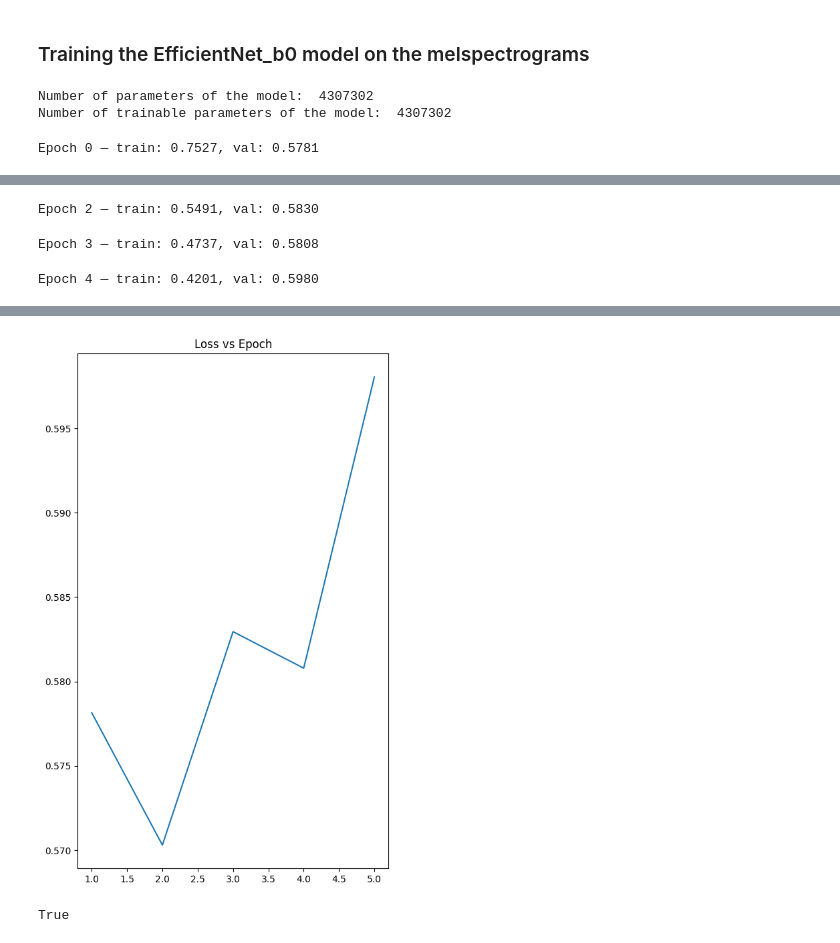
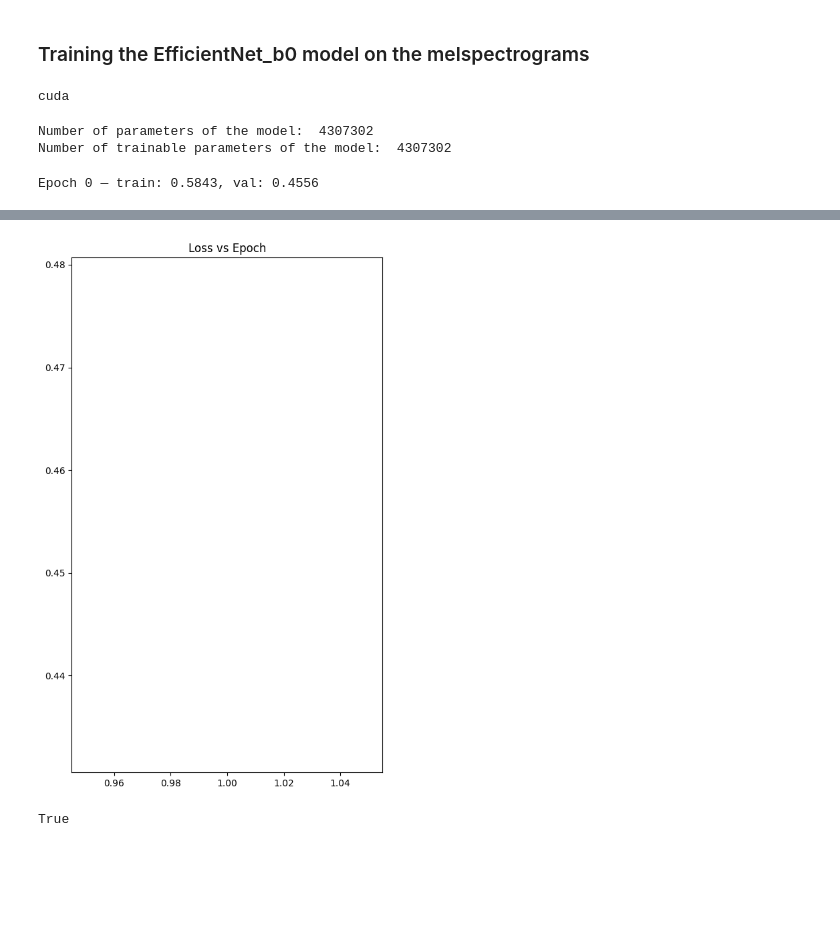
Before and after one commit to GitTurtleDone/BirdCLEF2026, a Jupyter notebook: src/train_pipeline.ipynb, the cells around one changed output, grey strips where cells are left out. Drawn from its saved outputs; the diff is of its cells as text; code cells hidden in the pictures; blank space fills up the shorter version.

Commit message:
Trained on laptop, added EfficientNet_v2_s

```diff
--- a/src/train_pipeline.ipynb
+++ b/src/train_pipeline.ipynb
@@ -117,3 +128,7 @@ dataset = Subset(bird_dataset, range(1000))
+# %%
+print(device)
+# %% [output]
+cuda
 # %%
 def evaluate_model(model, criterion, test_loader) -> float:
     model.eval()
@@ -127,10 +146,11 @@ def evaluate_model(model, criterion, test_loader) -> float:
     print(f'Average Loss on the test datase: {eval_loss/len(test_loader)}')
     return eval_loss/len(test_loader)
 # %%
-def train_model(model, dataset, num_epochs):
+def train_model(model, dataset, num_epochs, model_name='efficientnet_v2_s'):
     LEARNING_RATE = 1e-4
     BATCH_SIZE = 32
-    MODEL_NAME = 'efficientnet_b0'
+    MODEL_NAME = model_name
+    # scaler = torch.amp.GradScaler(device)
     train_dataset, val_dataset, test_dataset = random_split(dataset, [0.8, 0.1, 0.1])
     train_loader = DataLoader(train_dataset, batch_size=32, shuffle=True, num_workers=4)
     val_loader = DataLoader(val_dataset, batch_size=32, shuffle=False, num_workers=4)
@@ -157,13 +177,22 @@ def train_model(model, dataset, num_epochs):
 
         for epoch in range(num_epochs):
             # training the model
+            # torch.cuda.empty_cache()
             model.train()
             train_loss = 0
             for mels, labels in tqdm(train_loader,desc=f'Epoch {epoch} [train]'):
                 mels, labels = mels.to(device), labels.to(device)
+
+                optimizer.zero_grad()
+                # with torch.amp.autocast(device):
+                #     preds = model(mels)
+                #     print(mels.dtype, preds.dtype)
+                #     loss = criterion(preds, labels)
+                # scaler.scale(loss).backward()
+                # scaler.step(optimizer)
+                # scaler.update()
                 preds = model(mels)
                 loss = criterion(preds, labels)
-                optimizer.zero_grad()
                 loss.backward()
                 optimizer.step()
                 train_loss += loss.item()
@@ -176,13 +205,16 @@ def train_model(model, dataset, num_epochs):
             with torch.no_grad():
                 for mels, labels in tqdm(val_loader, desc=f'Epoch {epoch} [val]'):
                     mels, labels = mels.to(device), labels.to(device)
+                    # with torch.amp.autocast(device):
+                    #     preds = model(mels)
+                    #     val_loss += criterion(preds, labels).item()
                     preds = model(mels)
                     val_loss += criterion(preds, labels).item()
             avg_val_loss = val_loss/len(val_loader)
             avg_val_losses.append(avg_val_loss)
             if avg_val_loss < best_avg_val_loss:
                 best_avg_val_loss = avg_val_loss
-                save_file_path = str(subfolder / f'{MODEL_NAME}_best_.pth')
+                save_file_path = str(subfolder / f'{MODEL_NAME}_best.pth')
                 torch.save(model.state_dict(), save_file_path)
             print(f'Epoch {epoch} — train: {avg_train_loss:.4f}, val: {avg_val_loss:.4f}')
             mlflow.log_metrics({
@@ -190,7 +222,7 @@ def train_model(model, dataset, num_epochs):
                 'val_loss': avg_val_loss
             }, step=epoch)
 
-        save_file_path = str(subfolder / f'{MODEL_NAME}_last_.pth')
+        save_file_path = str(subfolder / f'{MODEL_NAME}_last.pth')
         torch.save(model.state_dict(), save_file_path)
         loss_per_epoch = [[i+1, avg_train_losses[i], avg_val_losses[i]] for i in range(num_epochs)]
         csv_save_file_path = str(subfolder / f'{MODEL_NAME}_best_.csv')
@@ -206,9 +242,10 @@ def train_model(model, dataset, num_epochs):
 # %%
-trained_model_path = '../models/20260415_041776249939/efficientnet_b0_best_.pth'
+trained_model_path = '../models/20260418_041776508463/efficientnet_b0_best.pth'
+# trained_model = efficientnet_v2_s(weights = 'IMAGENET1K_V1')
 trained_model = efficientnet_b0(weights = None)
 trained_model.classifier[1] = nn.Linear(trained_model.classifier[1].in_features, NUM_CLASSES)
 trained_model.load_state_dict(torch.load(trained_model_path))
-device = 'cuda' if torch.cuda.is_available() else 'cpu'
+# device = 'cuda' if torch.cuda.is_available() else 'cpu'
 trained_model.to(device)
 print('Number of parameters of the model: ', sum(p.numel() for p in trained_model.parameters()))
 print('Number of trainable parameters of the model: ', sum(p.numel() for p in trained_model.parameters() if p.requires_grad))
@@ -221,6 +258,6 @@ Number of trainable parameters of the model:  4307302
 # model = efficientnet_b0(weights='IMAGENET1K_V1')
 # model.classifier[1] = nn.Linear(model.classifier[1].in_features, NUM_CLASSES)
 # model.to(device)
-criterion, test_loader, loss_per_epoch = train_model(trained_model, bird_dataset, 5)
+criterion, test_loader, loss_per_epoch = train_model(trained_model, bird_dataset, 1, 'efficientnet_b0')
 # %% [output]
-Epoch 0 — train: 0.7527, val: 0.5781
+Epoch 0 — train: 0.5843, val: 0.4556
@@ -228,3 +268,0 @@ Epoch 1 — train: 0.6356, val: 0.5703
-Epoch 2 — train: 0.5491, val: 0.5830
-Epoch 3 — train: 0.4737, val: 0.5808
-Epoch 4 — train: 0.4201, val: 0.5980
@@ -236,4 +269,4 @@ Epoch 4 — train: 0.4201, val: 0.5980
-[figure, old version]
+[figure, new version]
 # %%
 original_model = efficientnet_b0(weights='IMAGENET1K_V1')
 original_model.classifier[1] = nn.Linear(original_model.classifier[1].in_features, NUM_CLASSES)
```
Also changed, not shown: parts of 5 cells of this notebook, 1 other file.
